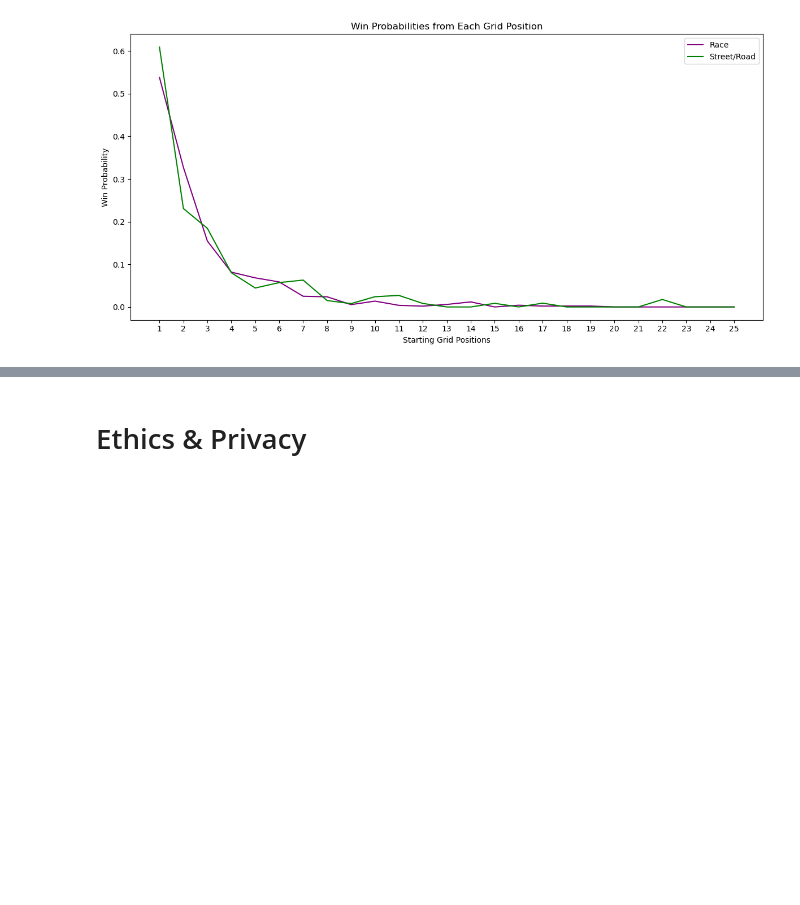
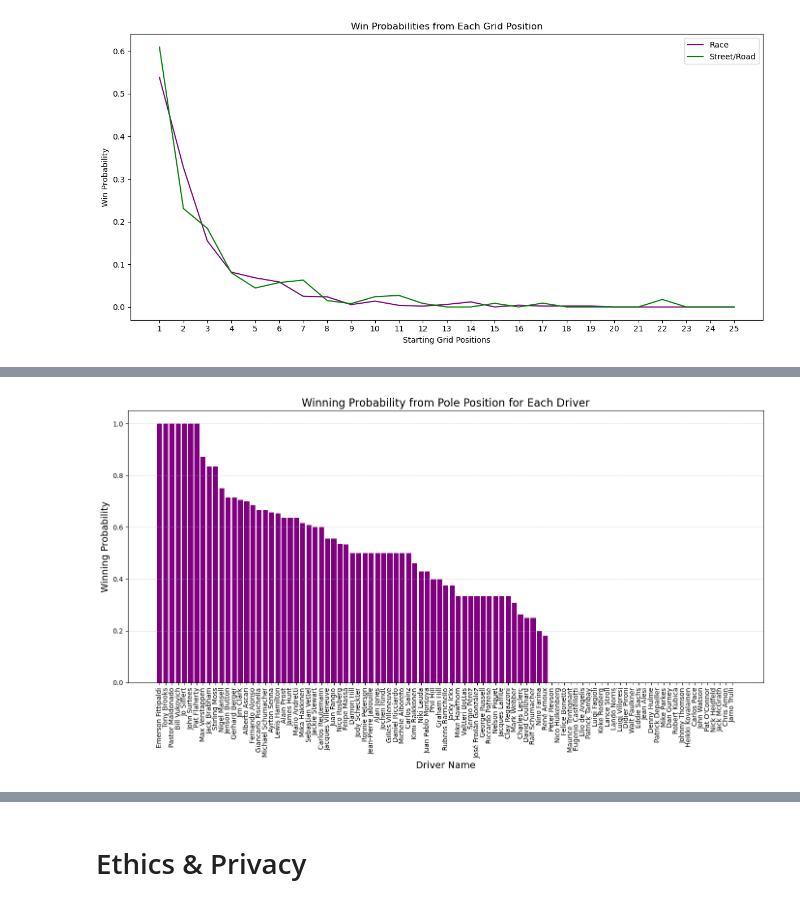
Before and after one commit to KaustubhPaliwal/F1GridAnalysis, a Jupyter notebook: FinalProject_Group149-FA24.ipynb, the cells around one changed output, grey strips where cells are left out. Drawn from its saved outputs; the diff is of its cells as text; code cells hidden in the pictures; blank space fills up the shorter version.

```diff
--- a/FinalProject_Group149-FA24.ipynb
+++ b/FinalProject_Group149-FA24.ipynb
@@ -828,0 +985,55 @@ These findings will culminate in actionable insights for race strategy optimizat
+# %%
+# Load drivers.csv
+drivers_df = pd.read_csv('F1Data/drivers.csv')  # Ensure this file contains 'driverId' and 'name' or equivalent columns
+drivers_df['name'] = drivers_df['forename'] + ' ' + drivers_df['surname']  # Combine first and last names
+
+# Initialize win statistics for each driver
+driver_stats = {}
+
+# Populate the statistics dictionary
+for index, row in weather_results_circuits_df.iterrows():
+    grid_position = row['grid']
+    final_position = row['position']
+    driver_id = row['driverId']
+
+    if grid_position == '\\N' or final_position == '\\N' or driver_id == '\\N':
+        continue
+
+    grid_position = int(grid_position)
+    final_position = int(final_position)
+
+    # Focus only on grid position 1 (pole position)
+    if grid_position == 1:
+        if driver_id not in driver_stats:
+            driver_stats[driver_id] = {'wins': 0, 'total': 0}
+
+        driver_stats[driver_id]['total'] += 1
+        if final_position == 1:  # Check if the race was won
+            driver_stats[driver_id]['wins'] += 1
+
+# Calculate winning probabilities for each driver
+driver_probabilities = {driver: (stats['wins'] / stats['total'] if stats['total'] > 0 else 0)
+                        for driver, stats in driver_stats.items()}
+
+# Convert the dictionary to a DataFrame
+driver_probabilities_df = pd.DataFrame.from_dict(driver_probabilities, orient='index', columns=['winning_probability'])
+driver_probabilities_df = driver_probabilities_df.reset_index().rename(columns={'index': 'driverId'})
+
+# Merge with drivers_df to include names
+driver_probabilities_df = driver_probabilities_df.merge(drivers_df[['driverId', 'name']], on='driverId', how='left')
+
+# Sort by winning probability in descending order
+driver_probabilities_df = driver_probabilities_df.sort_values(by='winning_probability', ascending=False)
+
+# Plot the bar graph
+plt.figure(figsize=(14, 8))
+plt.bar(driver_probabilities_df['name'], driver_probabilities_df['winning_probability'], color='purple')
+plt.title('Winning Probability from Pole Position for Each Driver', fontsize=16)
+plt.xlabel('Driver Name', fontsize=14)
+plt.ylabel('Winning Probability', fontsize=14)
+plt.xticks(rotation=90, fontsize=10)
+plt.grid(axis='y', linestyle='--', alpha=0.5)
+plt.tight_layout()
+plt.show()
+# %% [output]
+[figure, added]
```
Also changed, not shown: parts of 25 cells of this notebook.
